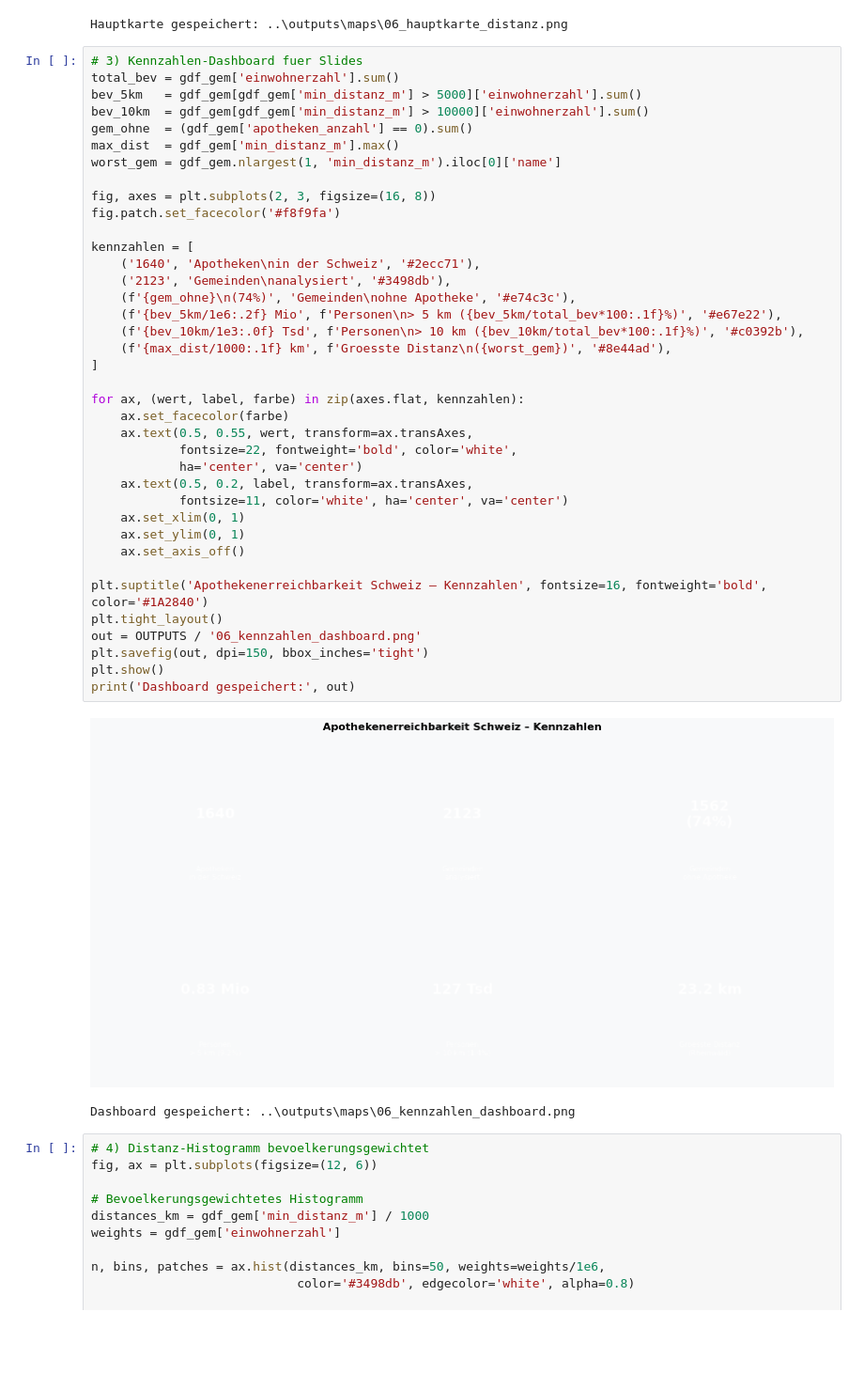
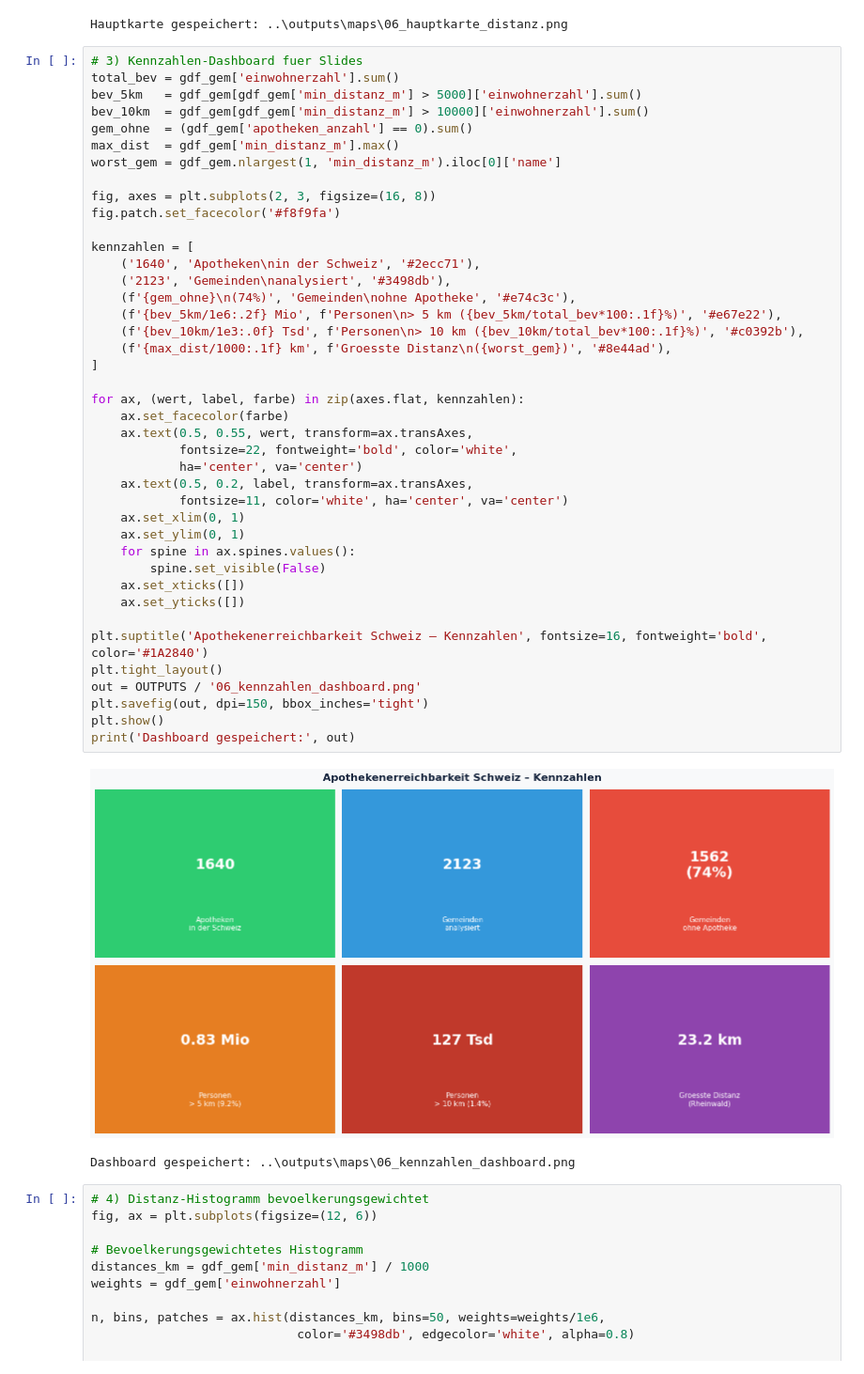
Before and after one commit to gsparty/pharmacy-accessibility-ch, a Jupyter notebook: notebooks/06_visualization.ipynb, the cells around one changed output. Shown at 94% size. Drawn from its saved outputs; the diff is of its cells as text; blank space fills up the shorter version.

```diff
--- a/notebooks/06_visualization.ipynb
+++ b/notebooks/06_visualization.ipynb
@@ -82,35 +82,38 @@ worst_gem = gdf_gem.nlargest(1, 'min_distanz_m').iloc[0]['name']
 
 fig, axes = plt.subplots(2, 3, figsize=(16, 8))
 fig.patch.set_facecolor('#f8f9fa')
 
 kennzahlen = [
     ('1640', 'Apotheken\nin der Schweiz', '#2ecc71'),
     ('2123', 'Gemeinden\nanalysiert', '#3498db'),
     (f'{gem_ohne}\n(74%)', 'Gemeinden\nohne Apotheke', '#e74c3c'),
     (f'{bev_5km/1e6:.2f} Mio', f'Personen\n> 5 km ({bev_5km/total_bev*100:.1f}%)', '#e67e22'),
     (f'{bev_10km/1e3:.0f} Tsd', f'Personen\n> 10 km ({bev_10km/total_bev*100:.1f}%)', '#c0392b'),
     (f'{max_dist/1000:.1f} km', f'Groesste Distanz\n({worst_gem})', '#8e44ad'),
 ]
 
 for ax, (wert, label, farbe) in zip(axes.flat, kennzahlen):
     ax.set_facecolor(farbe)
     ax.text(0.5, 0.55, wert, transform=ax.transAxes,
             fontsize=22, fontweight='bold', color='white',
             ha='center', va='center')
     ax.text(0.5, 0.2, label, transform=ax.transAxes,
             fontsize=11, color='white', ha='center', va='center')
     ax.set_xlim(0, 1)
     ax.set_ylim(0, 1)
-    ax.set_axis_off()
+    for spine in ax.spines.values():
+        spine.set_visible(False)
+    ax.set_xticks([])
+    ax.set_yticks([])
 
 plt.suptitle('Apothekenerreichbarkeit Schweiz – Kennzahlen', fontsize=16, fontweight='bold', color='#1A2840')
 plt.tight_layout()
 out = OUTPUTS / '06_kennzahlen_dashboard.png'
 plt.savefig(out, dpi=150, bbox_inches='tight')
 plt.show()
 print('Dashboard gespeichert:', out)
 # %% [output]
-[figure, old version]
+[figure, new version]
 Dashboard gespeichert: ..\outputs\maps\06_kennzahlen_dashboard.png
 # %%
 # 4) Distanz-Histogramm bevoelkerungsgewichtet
```
Also changed, not shown: parts of 1 cell of this notebook, 5 other files.
